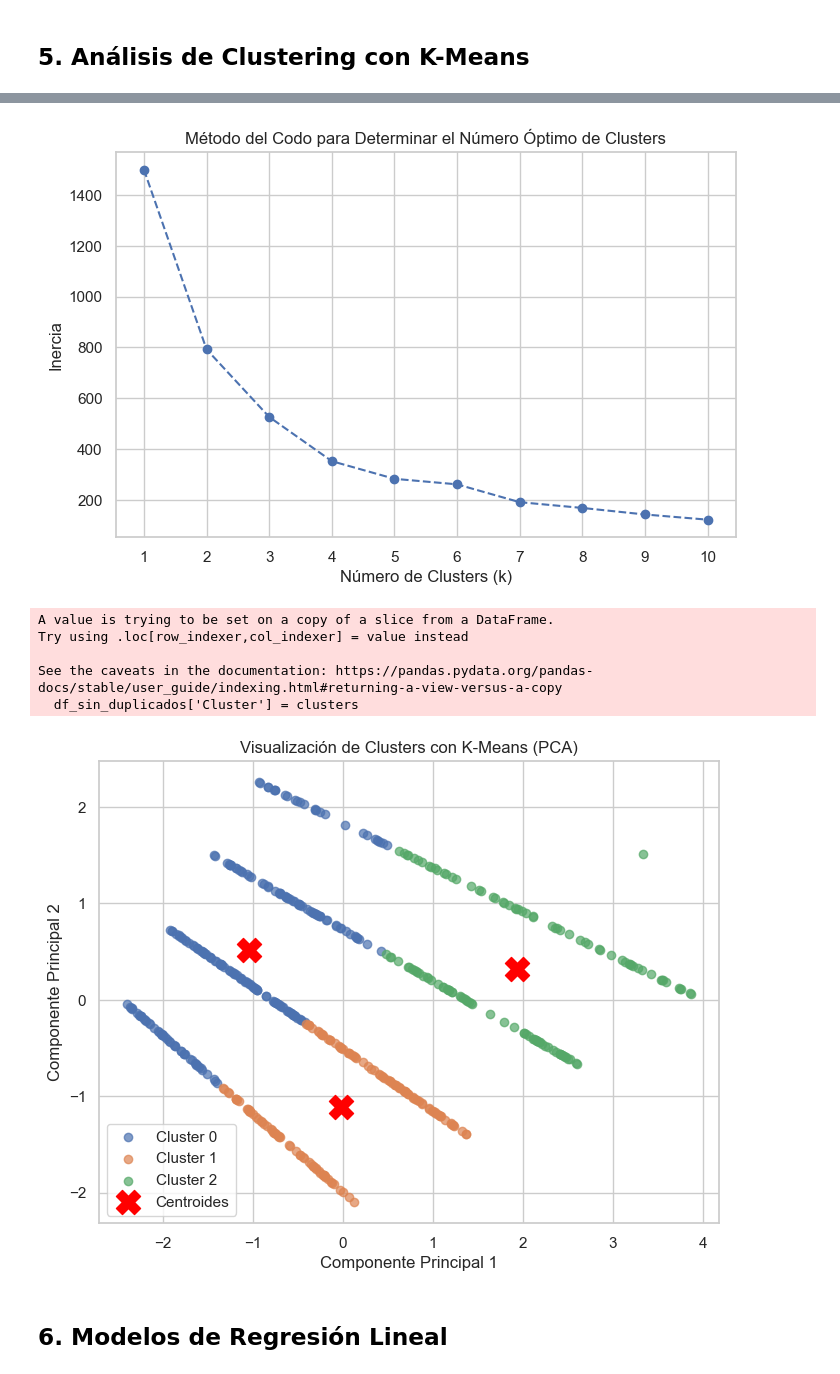
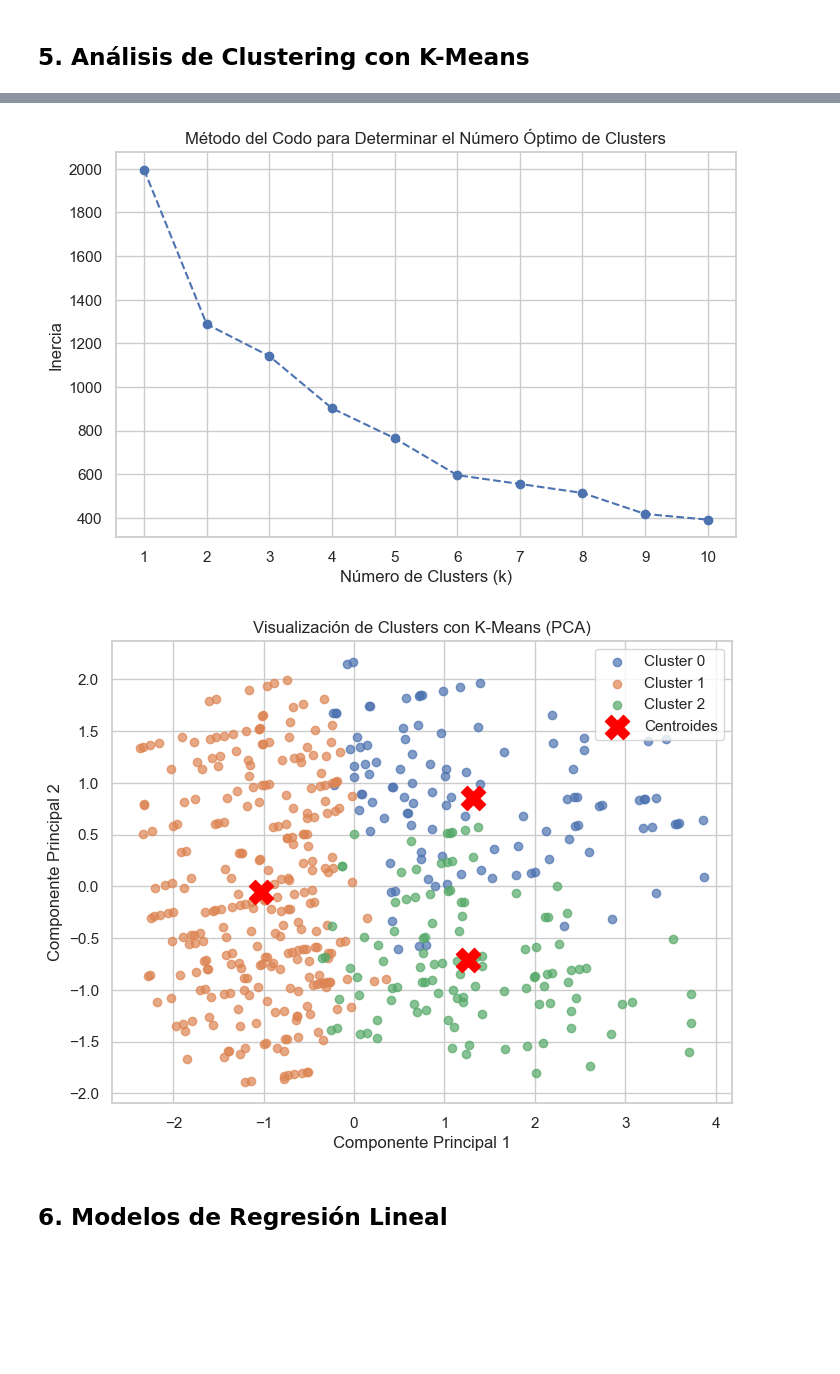
Before and after one commit to PaolaMtzCarrera/PROYECTO_FINAL_MINERIA, a Jupyter notebook: 3P_PROYECTO_FINAL.ipynb, the cells around one changed output, grey strips where cells are left out. Saved outputs shown, nothing was run; the diff lists cells and outputs as text; code cells hidden in the pictures; blank space fills up the shorter version.

```diff
--- a/3P_PROYECTO_FINAL.ipynb
+++ b/3P_PROYECTO_FINAL.ipynb
@@ -345,8 +344,8 @@ from sklearn.decomposition import PCA
 
 # 1. Preprocesamiento de los Datos
 # Seleccionamos las características que consideramos relevantes para el clustering
-features = ['Price', 'Quantity', 'Total']  # Aquí se pueden cambiar las columnas si es necesario
-df_selected = df_sin_duplicados[features].dropna()  # Eliminar filas con valores nulos si existen
+features = ['Price', 'Quantity', 'Total', 'Month']
+df_selected = df_sin_duplicados[features].dropna()
 
 # 2. Normalización de los Datos
 # Escalamos las características para que tengan la misma importancia en el algoritmo
@@ -374,7 +373,7 @@ plt.grid(True)
 plt.show()
 
 # 4. Aplicación de K-Means con el Número Óptimo de Clusters
-# Basándonos en el gráfico anterior, decidimos el número de clusters. Por ejemplo, si el codo es en k=3:
+# Basándonos en el gráfico anterior, decidimos el número de clusters.
 optimal_k = 3
 kmeans = KMeans(n_clusters=optimal_k, init='k-means++', random_state=42)
 clusters = kmeans.fit_predict(df_scaled)
@@ -409,10 +422,5 @@ plt.show()
-[figure, old version]
+[figure, new version]
-A value is trying to be set on a copy of a slice from a DataFrame.
-Try using .loc[row_indexer,col_indexer] = value instead
-
-See the caveats in the documentation: https://pandas.pydata.org/pandas-docs/stable/user_guide/indexing.html#returning-a-view-versus-a-copy
-  df_sin_duplicados['Cluster'] = clusters
-[figure, old version]
+[figure, new version]
 # %% [markdown]
 ## 6. Modelos de  Regresión Lineal
 # %%
```
Also changed, not shown: parts of 10 cells of this notebook.
